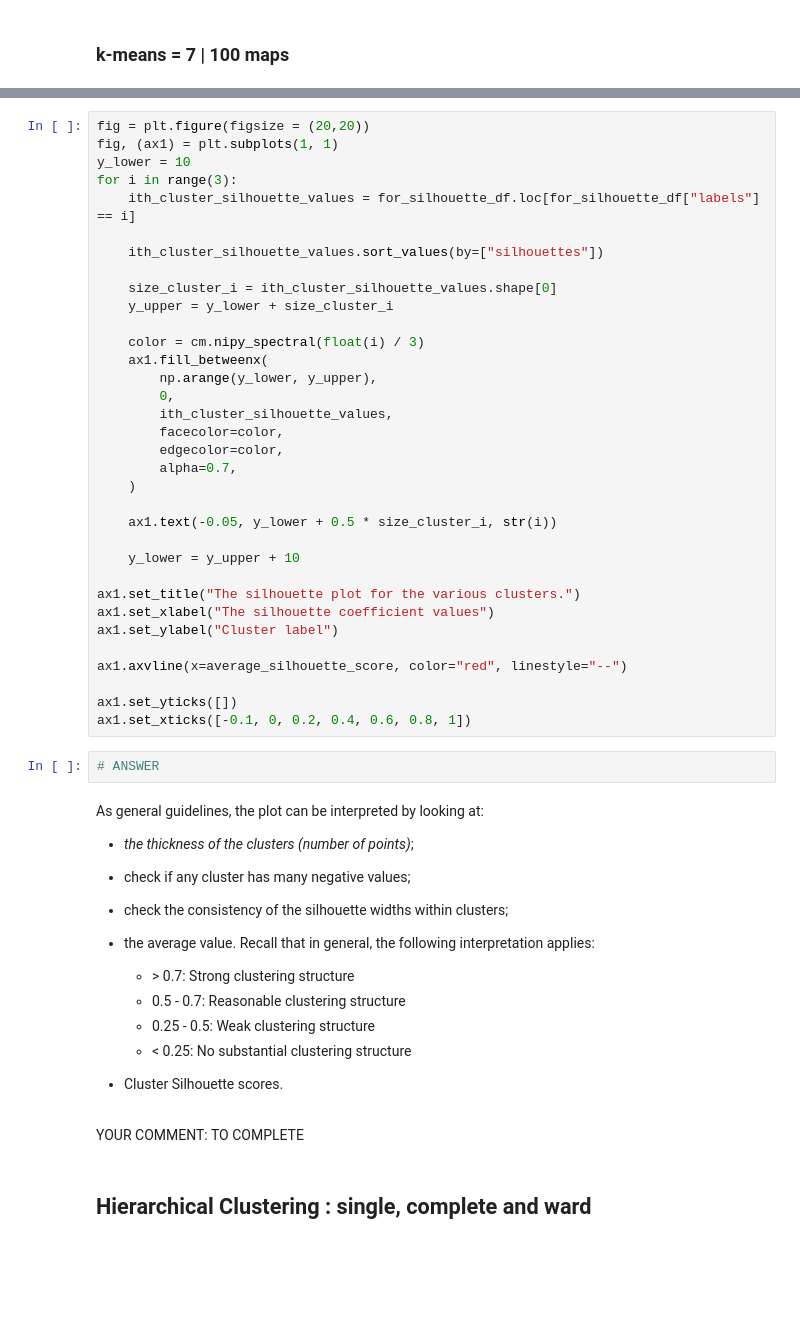
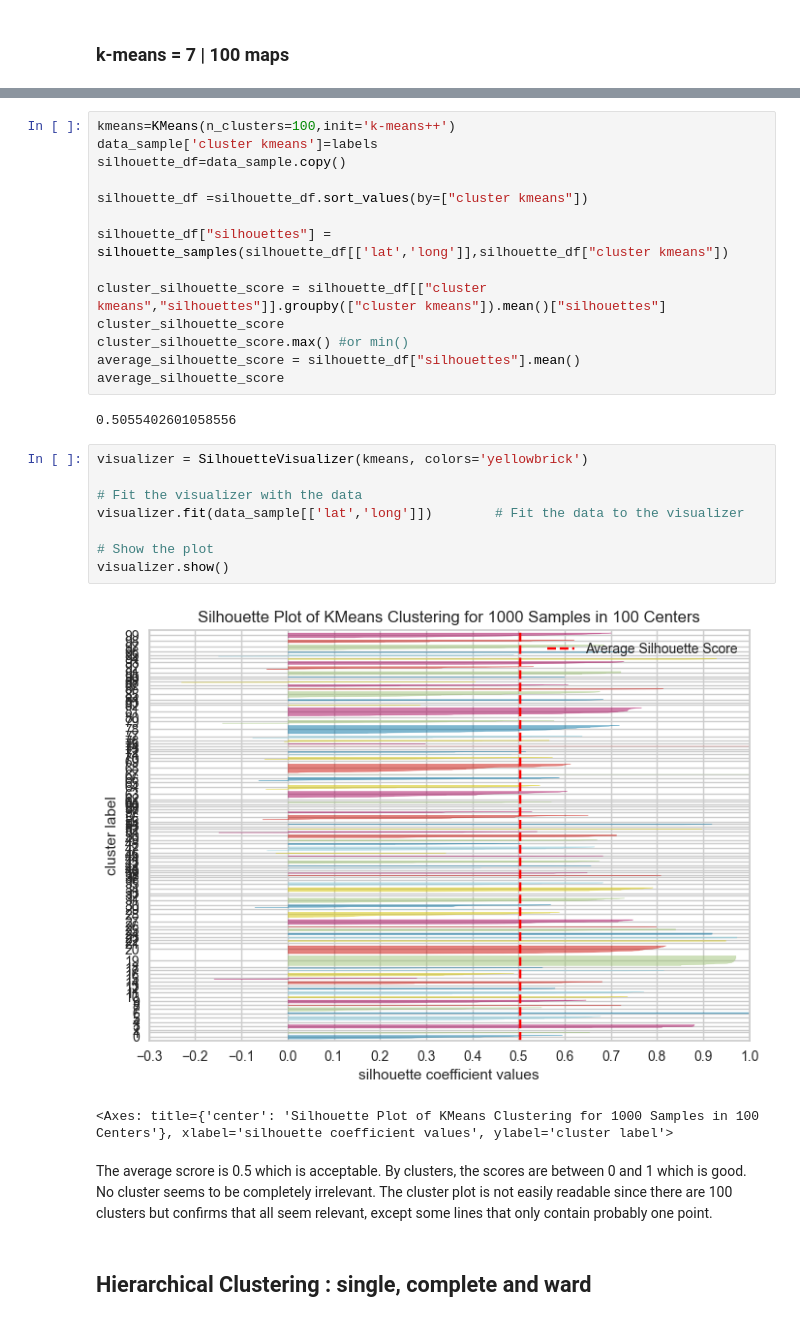
Before and after one commit to armynion/Data-Mining-Lab-INSA-4IF, a Jupyter notebook: Main.ipynb, the cells around one changed output, grey strips where cells are left out. Cells and saved outputs as stored; diff of their text form; blank space fills up the shorter version.

```diff
--- a/Main.ipynb
+++ b/Main.ipynb
@@ -307,54 +303,32 @@ import matplotlib.cm as cm
-# %%
-fig = plt.figure(figsize = (20,20))
-fig, (ax1) = plt.subplots(1, 1)
-y_lower = 10
-for i in range(3):
-    ith_cluster_silhouette_values = for_silhouette_df.loc[for_silhouette_df["labels"] == i]
-
-    ith_cluster_silhouette_values.sort_values(by=["silhouettes"])
-
-    size_cluster_i = ith_cluster_silhouette_values.shape[0]
-    y_upper = y_lower + size_cluster_i
-
-    color = cm.nipy_spectral(float(i) / 3)
-    ax1.fill_betweenx(
-        np.arange(y_lower, y_upper),
-        0,
-        ith_cluster_silhouette_values,
-        facecolor=color,
-        edgecolor=color,
-        alpha=0.7,
-    )
-
-    ax1.text(-0.05, y_lower + 0.5 * size_cluster_i, str(i))
-
-    y_lower = y_upper + 10
-
-ax1.set_title("The silhouette plot for the various clusters.")
-ax1.set_xlabel("The silhouette coefficient values")
-ax1.set_ylabel("Cluster label")
-
-ax1.axvline(x=average_silhouette_score, color="red", linestyle="--")
-
-ax1.set_yticks([])
-ax1.set_xticks([-0.1, 0, 0.2, 0.4, 0.6, 0.8, 1])
-# %%
-# ANSWER
-# %% [markdown]
-As general guidelines, the plot can be interpreted by looking at:
-* *the thickness of the clusters (number of points)*;
-* check if any cluster has many negative values;
-* check the consistency of the silhouette widths within clusters;
-* the average value. Recall that in general, the following interpretation applies:
-    - \> 0.7: Strong clustering structure
-    - 0.5 - 0.7: Reasonable clustering structure
-    - 0.25 - 0.5: Weak clustering structure
-    - < 0.25: No substantial clustering structure
-
-
-* Cluster Silhouette scores.
-# %% [markdown]
-YOUR COMMENT: TO COMPLETE
+# %%
+kmeans=KMeans(n_clusters=100,init='k-means++')
+data_sample['cluster kmeans']=labels
+silhouette_df=data_sample.copy()
+
+silhouette_df =silhouette_df.sort_values(by=["cluster kmeans"])
+
+silhouette_df["silhouettes"] = silhouette_samples(silhouette_df[['lat','long']],silhouette_df["cluster kmeans"])
+
+cluster_silhouette_score = silhouette_df[["cluster kmeans","silhouettes"]].groupby(["cluster kmeans"]).mean()["silhouettes"]
+cluster_silhouette_score
+cluster_silhouette_score.max() #or min()
+average_silhouette_score = silhouette_df["silhouettes"].mean()
+average_silhouette_score
+# %% [output]
+0.5055402601058556
+# %%
+visualizer = SilhouetteVisualizer(kmeans, colors='yellowbrick')
+
+# Fit the visualizer with the data
+visualizer.fit(data_sample[['lat','long']])        # Fit the data to the visualizer
+
+# Show the plot
+visualizer.show()
+# %% [output]
+[figure, added]
+<Axes: title={'center': 'Silhouette Plot of KMeans Clustering for 1000 Samples in 100 Centers'}, xlabel='silhouette coefficient values', ylabel='cluster label'>
+# %% [markdown]
+The average scrore is 0.5 which is acceptable. By clusters, the scores are between 0 and 1 which is good. No cluster seems to be completely irrelevant. The cluster plot is not easily readable since there are 100 clusters but confirms that all seem relevant, except some lines that only contain probably one point.
 # %% [markdown]
 ## Hierarchical Clustering : single, complete and ward
 # %% [markdown]
```
Also changed, not shown: parts of 82 cells of this notebook.
